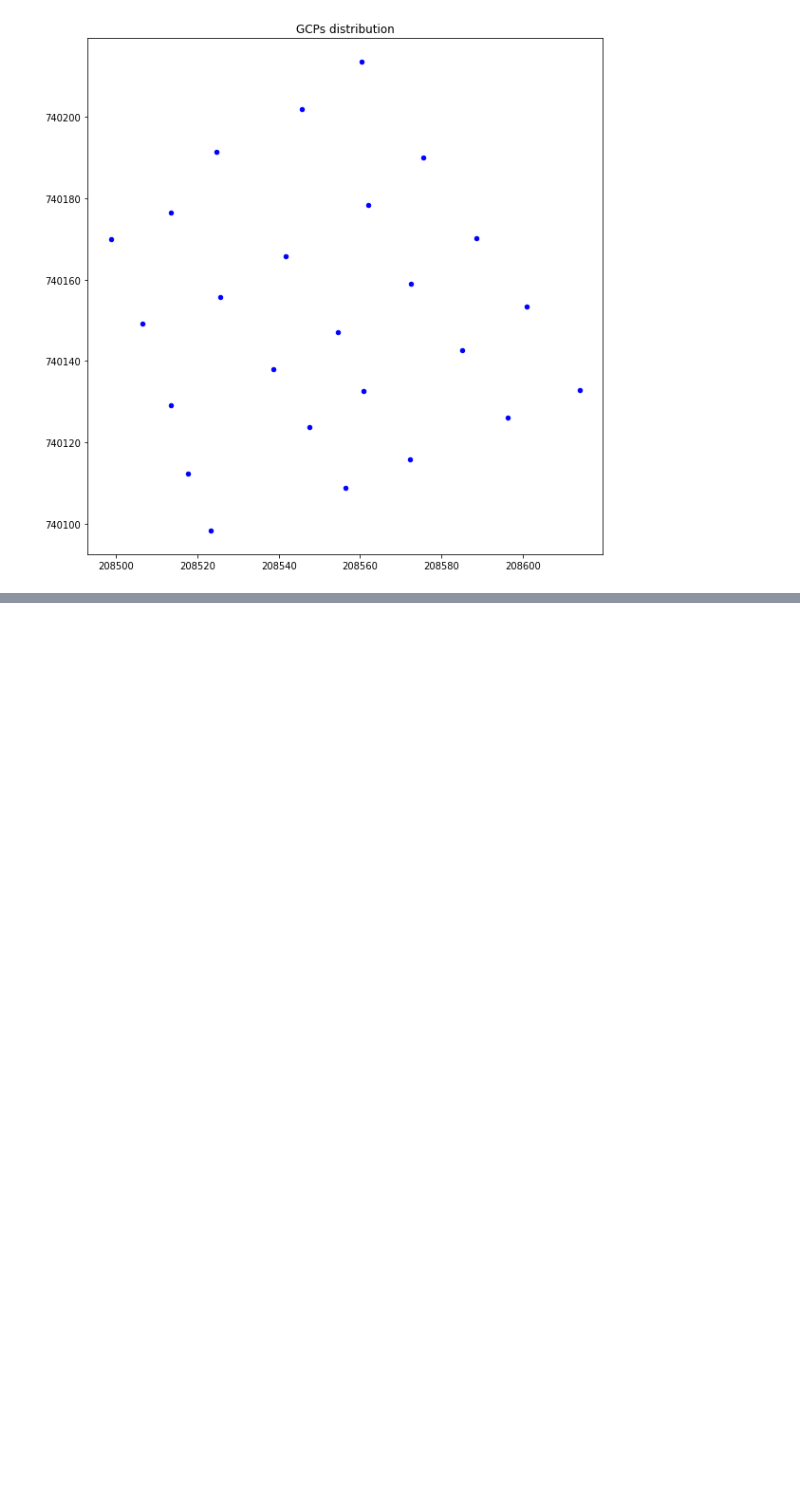
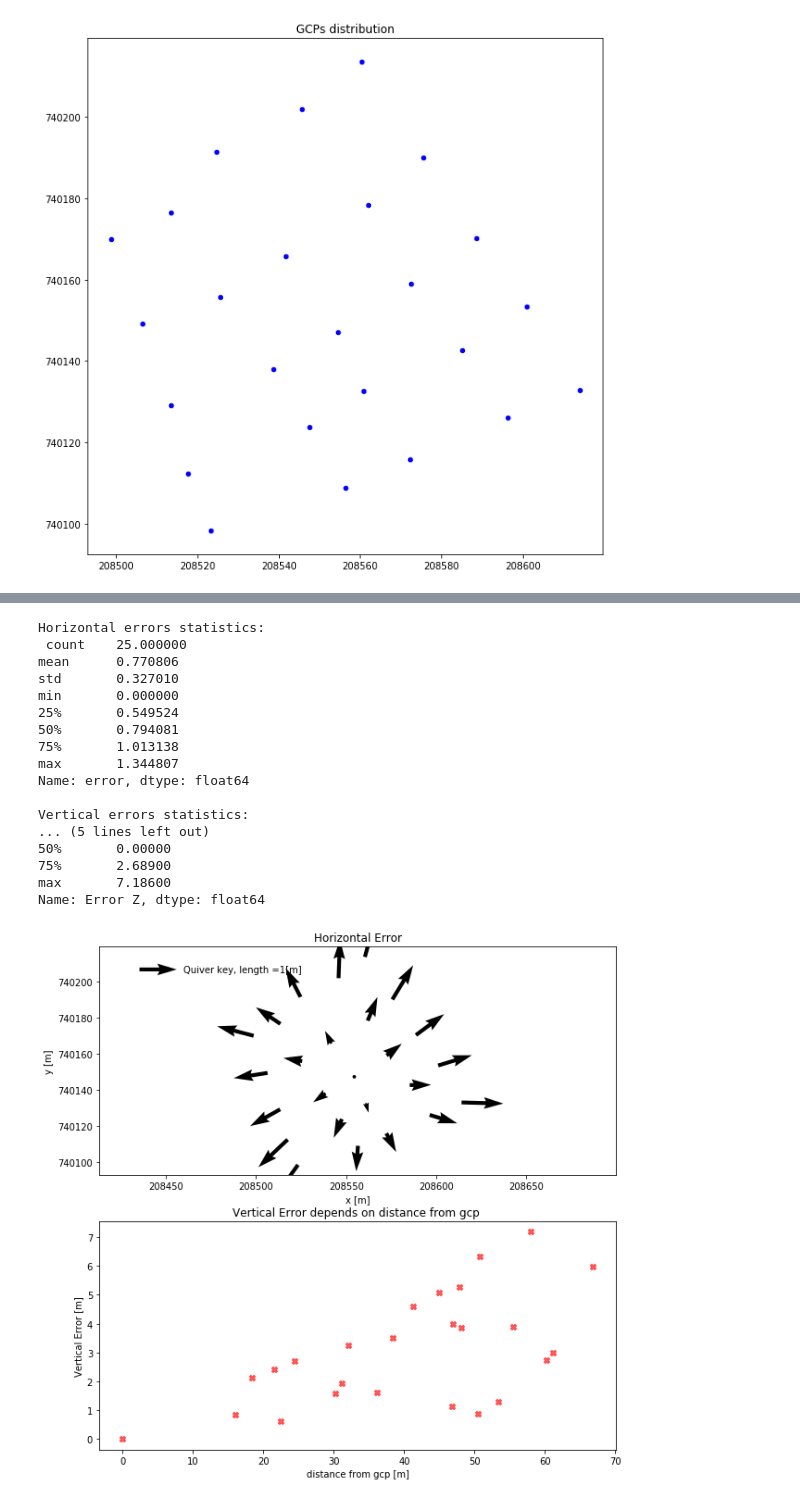
Before and after one commit to noamzimran/RTK-drone-project, a Jupyter notebook: geo_project.ipynb, the cells around one changed output, grey strips where cells are left out. Cells and saved outputs as stored; diff of their text form; code cells hidden in the pictures; blank space fills up the shorter version.

```diff
--- a/geo_project.ipynb
+++ b/geo_project.ipynb
@@ -381,0 +243,21 @@ plt.show()
+# %%
+plot_errors(r'data\points_errors_1GCP_E_Inacc.csv', 1, gcp.loc[(gcp['point']=='p15')])
+# %% [output]
+Horizontal errors statistics:
+ count    25.000000
+mean      0.770806
+std       0.327010
+min       0.000000
+25%       0.549524
+50%       0.794081
+75%       1.013138
+max       1.344807
+Name: error, dtype: float64
+
+Vertical errors statistics:
+... (5 lines left out)
+50%       0.00000
+75%       2.68900
+max       7.18600
+Name: Error Z, dtype: float64
+[figure, added]
```
Also changed, not shown: parts of 41 cells of this notebook.
